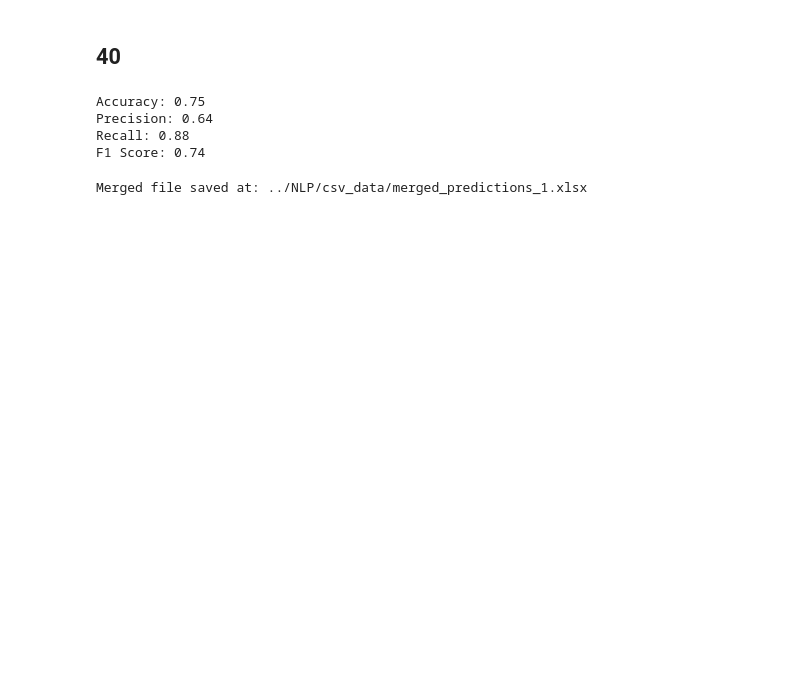
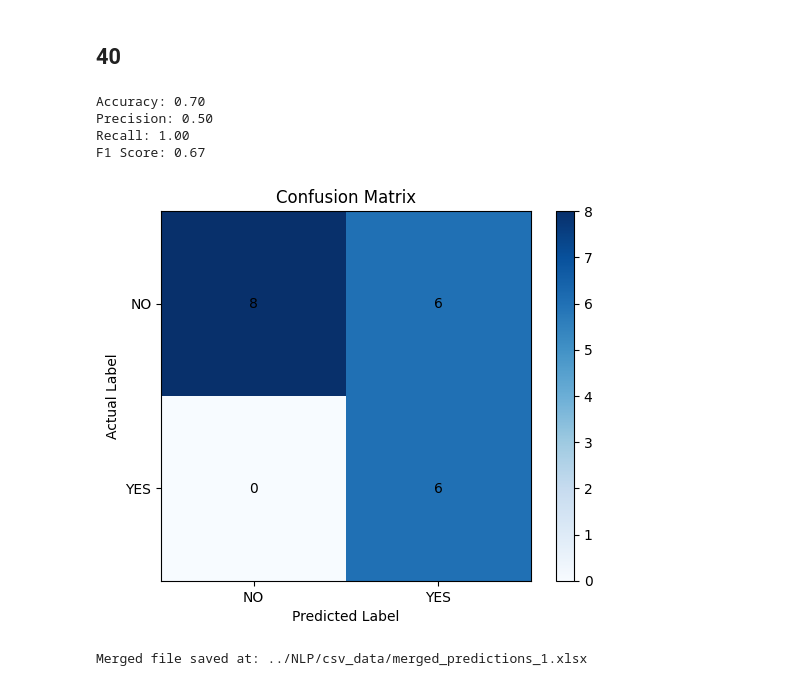
Before and after one commit to Gavin2417/NLP-project, a Jupyter notebook: NLP/get_acuracy.ipynb, the cells around one changed output. Cells and saved outputs as stored; diff of their text form; code cells hidden in the pictures; blank space fills up the shorter version.

```diff
--- a/NLP/get_acuracy.ipynb
+++ b/NLP/get_acuracy.ipynb
@@ -93,12 +131,13 @@ F1 Score: 0.40
 # %%
 file2_path = r"../NLP/csv_data/test_predictions_40.csv"  # Update with the actual filename if needed
 df2 = pd.read_csv(file2_path)
-visulize(df1, df2)
+visualize(df1, df2)
 # %% [output]
-Accuracy: 0.75
-Precision: 0.64
-Recall: 0.88
-F1 Score: 0.74
+Accuracy: 0.70
+Precision: 0.50
+Recall: 1.00
+F1 Score: 0.67
+[figure, added]
 # %%
 import pandas as pd
 
```
Also changed, not shown: parts of 6 cells of this notebook, 13 other files.
